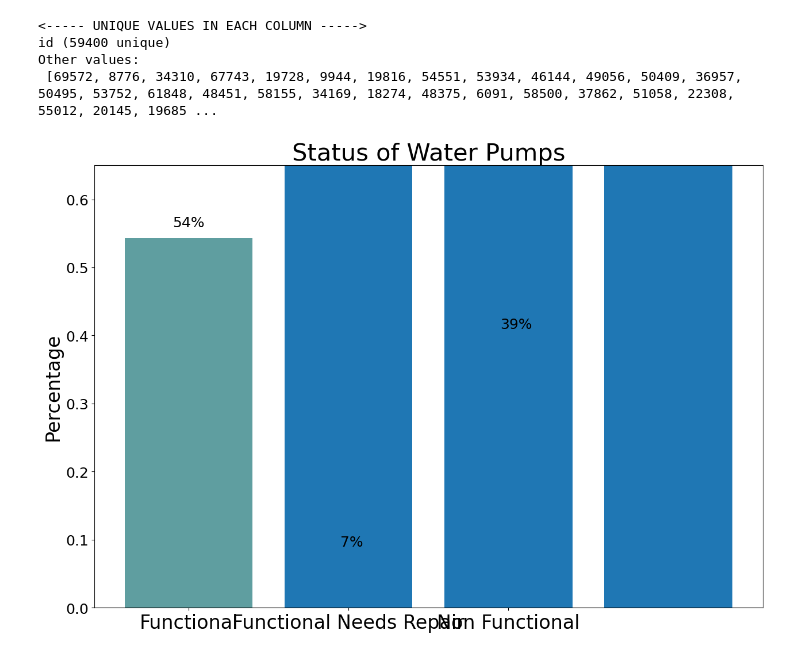
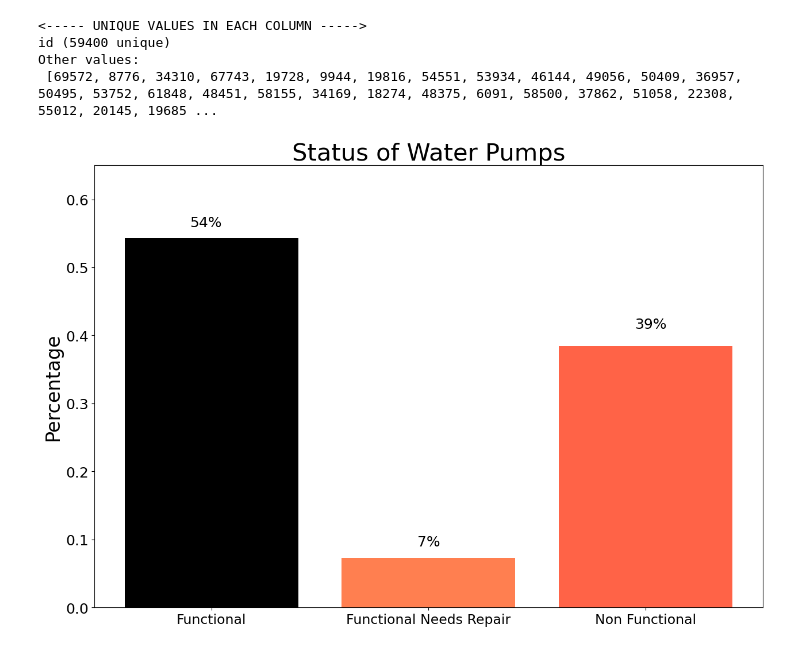
Before and after one commit to berum77kag/DSC-PH-3-project, a Jupyter notebook: index.ipynb, the cells around one changed output. Drawn from its saved outputs; the diff is of its cells as text; code cells hidden in the pictures.

```diff
--- a/index.ipynb
+++ b/index.ipynb
@@ -302,30 +312,30 @@ Other values:
 # %%
 fig, ax = plt.subplots(figsize = (15, 10))
 
 x = ["Functional", "Functional Needs Repair", "Non Functional"]
 height = [0.543081, 0.072677, 0.384242]
-ax.tick_params(axis="x", labelsize=24)
+ax.tick_params(axis="x", labelsize=17)
 ax.tick_params(axis="y", labelsize=18)
 
 ax = plt.bar(x=x,
-        height=height, color = ["cadetblue", "lightcoral", "cadetblue"])
+        height=height, color = ["black", "coral", "tomato"])
 plt.title("Status of Water Pumps", fontsize=30)
 plt.ylabel("Percentage", fontsize=24);
 plt.ylim(0, .65)
 
 plt.text(.95, .09, '7%',
          fontsize = 18, color = 'k')
 
 plt.text(1.95, .41, '39%',
          fontsize = 18, color = 'k')
 plt.text(-.1, .56, '54%',
          fontsize = 18, color = 'k');
 
 image_dir = './images'
 os.makedirs(image_dir, exist_ok=True)
 
 # Plotting and saving the figure
-plt.bar([1, 2, 3], [4, 5, 6])  # Example plot, replace with actual plotting code
+
 plt.savefig(os.path.join(image_dir, 'Well_Status_bar_Chart.png'), bbox_inches="tight", dpi=500)
 # %% [output]
-[figure, old version]
+[figure, new version]
```
Also changed, not shown: parts of 12 cells of this notebook, 2 other files.
